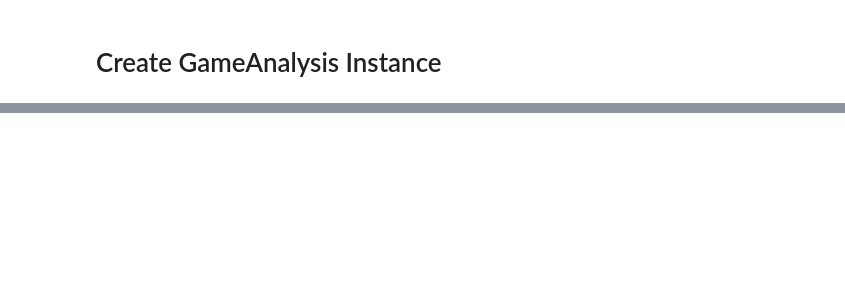
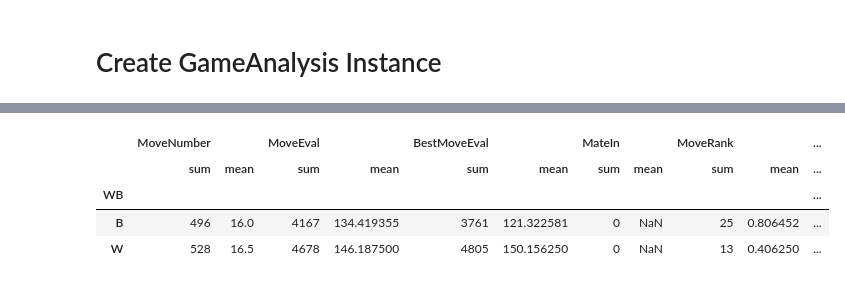
Before and after one commit to NWNHT/ChessPlotter, a Jupyter notebook: src/single_game_testing.ipynb, the cells around one changed output, grey strips where cells are left out. Drawn from its saved outputs; the diff is of its cells as text; code cells hidden in the pictures; blank space fills up the shorter version.

```diff
--- a/src/single_game_testing.ipynb
+++ b/src/single_game_testing.ipynb
@@ -75,0 +102,8 @@ gg.ggplot(duda_analysis.analysis, gg.aes(x='duda_analysis.analysis.index', y='Mo
+# %%
+nwnht_analysis.analysis.groupby('WB').agg(['sum', 'mean'])
+# %% [output]
+|  | MoveNumber |  | MoveEval |  | BestMoveEval |  | MateIn |  | MoveRank |  | ... |
+|  | sum | mean | sum | mean | sum | mean | sum | mean | sum | mean | ... |
+| WB |  |  |  |  |  |  |  |  |  |  | ... |
+| B | 496 | 16.0 | 4167 | 134.419355 | 3761 | 121.322581 | 0 | NaN | 25 | 0.806452 | ... |
+| W | 528 | 16.5 | 4678 | 146.187500 | 4805 | 150.156250 | 0 | NaN | 13 | 0.406250 | ... |
```
Also changed, not shown: parts of 17 cells of this notebook, 3 other files.
